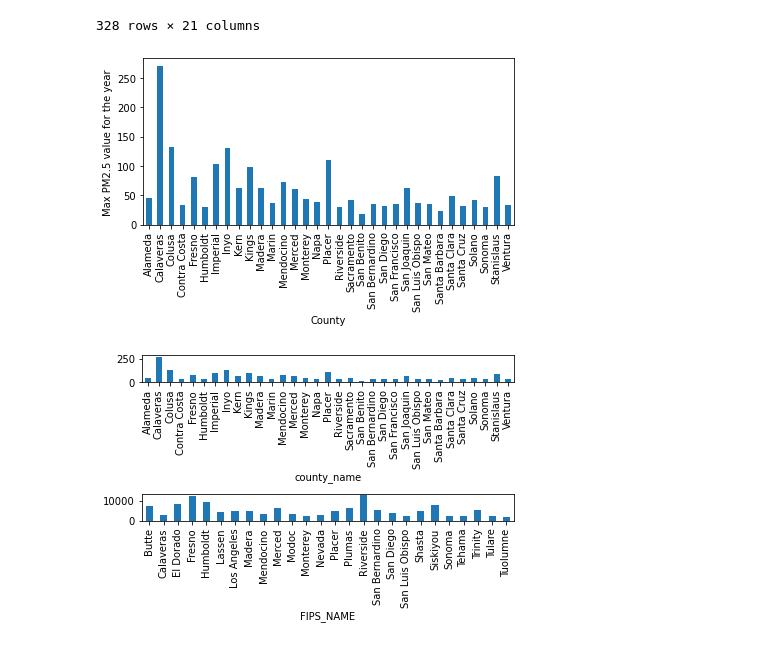
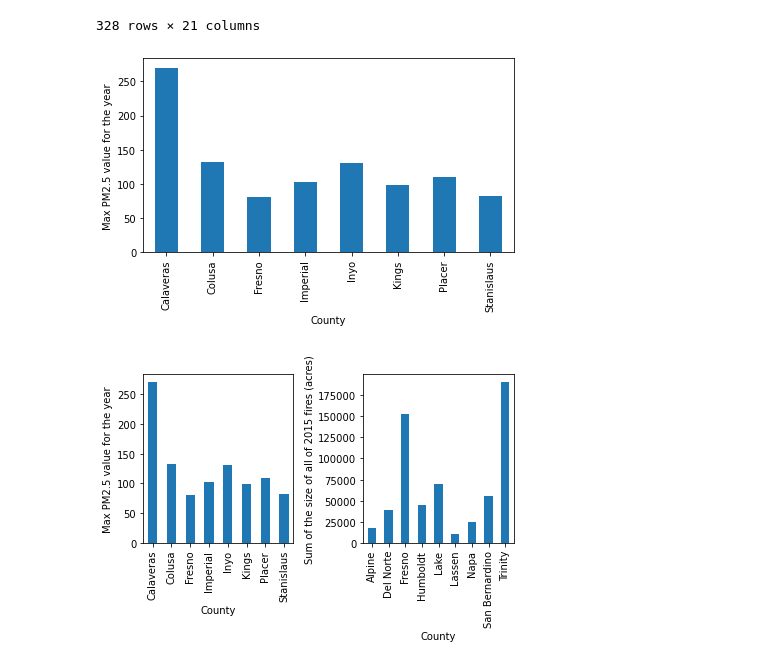
Before and after one commit to Jagjeet/fire-analysis-project, a Jupyter notebook: CorrelationOfCountiesAirAndFire2015.ipynb, the cells around one changed output. Cells and saved outputs as stored; diff of their text form; code cells hidden in the pictures.

```diff
--- a/CorrelationOfCountiesAirAndFire2015.ipynb
+++ b/CorrelationOfCountiesAirAndFire2015.ipynb
@@ -88,6 +63,6 @@ reduced_fire_file_df.head()
 #filter fire data for year and state
 
 keep_fire = {'FIRE_YEAR': [2015], 'STATE': ['CA']}
-filtered_fire_df = reduced_fire_file_df[reduced_fire_file_df[list(keep_fire)].isin(keep_fire).all(axis=1)]
+filtered_fire = reduced_fire_file_df[reduced_fire_file_df[list(keep_fire)].isin(keep_fire).all(axis=1)]
 
-filtered_fire_df
+filtered_fire_df = pd.DataFrame(filtered_fire)
@@ -130,7 +77,5 @@ inner_join_fire_fips_df
 # %%
-#filter fire data for year and state
+# #filter fire data for year and state
 
-keep_fire = {'FIRE_YEAR': [2015], 'STATE': ['CA']}
-filtered_fire_df = inner_join_fire_fips_df[inner_join_fire_fips_df[list(keep_fire)].isin(keep_fire).all(axis=1)]
-
-filtered_fire_df
+# keep_fire = {'FIRE_YEAR': [2015], 'STATE': ['CA']}
+# filter_fire_ca_df = filtered_fire_df[list(keep_fire)].isin(keep_fire).all(axis=1)
@@ -168,9 +98,9 @@ filtered_fire_dropna_df
 # %%
 # Create a group based on the values in the 'fips_county' column with more than 2000 total acres in 2015
-fire_county_group = filtered_fire_dropna_df.groupby('FIPS_NAME')
+fire_county_group = filtered_fire_df.groupby('FIPS_NAME')
 
 # Count how many times each maker appears in our group
-fire_size_sum = fire_county_group['FIRE_SIZE'].count()[fire_county_group['FIRE_SIZE'].count() > 2000 ]
+fire_size_sum = fire_county_group['FIRE_SIZE'].sum()[fire_county_group['FIRE_SIZE'].sum() > 10000 ]
 
 # Create a bar chart based off of the group series from before
 fire_size_sum_chart = fire_size_sum.plot(kind='bar')
@@ -277,7 +207,7 @@ filtered_air_df
 filtered_air_group = filtered_air_df.groupby('county_name')
 
 
-filtered_air_group_mean = filtered_air_group['first_max_value'].max()
+filtered_air_group_mean = filtered_air_group['first_max_value'].max()[filtered_air_group['first_max_value'].max() > 75 ]
 
 # Create a bar chart based off of the group series from before
 air_mean_chart = filtered_air_group_mean.plot(kind='bar')
@@ -290,17 +220,24 @@ air_mean_chart.set_ylabel("Max PM2.5 value for the year")
 plt.tight_layout()
 plt.show()
 # %% [output]
-[figure, old version]
+[figure, new version]
 # %%
 #Analysis - possible correlation of counties with worse air quality and fires
 #plot two counties side by side fire vs air quality
 
-fig, axes = plt.subplots(nrows=2, ncols=1)
+fig, axes = plt.subplots(nrows=1, ncols=2)
 
-fire_size_sum.plot(ax = axes[1], kind='bar');
-filtered_air_group_mean.plot(ax = axes[0], kind='bar')
+ax1 = fire_size_sum.plot(ax = axes[1], kind='bar')
+ax1.set_ylabel('Sum of the size of all of 2015 fires (acres)')
+ax1.set_xlabel('County')
+
+
+
+ax2 = filtered_air_group_mean.plot(ax = axes[0], kind='bar')
+ax2.set_ylabel('Max PM2.5 value for the year')
+ax2.set_xlabel('County')
 
 
 plt.tight_layout()
 # %% [output]
-[figure, old version]
+[figure, new version]
```
Also changed, not shown: parts of 7 cells of this notebook, 1 other file.
